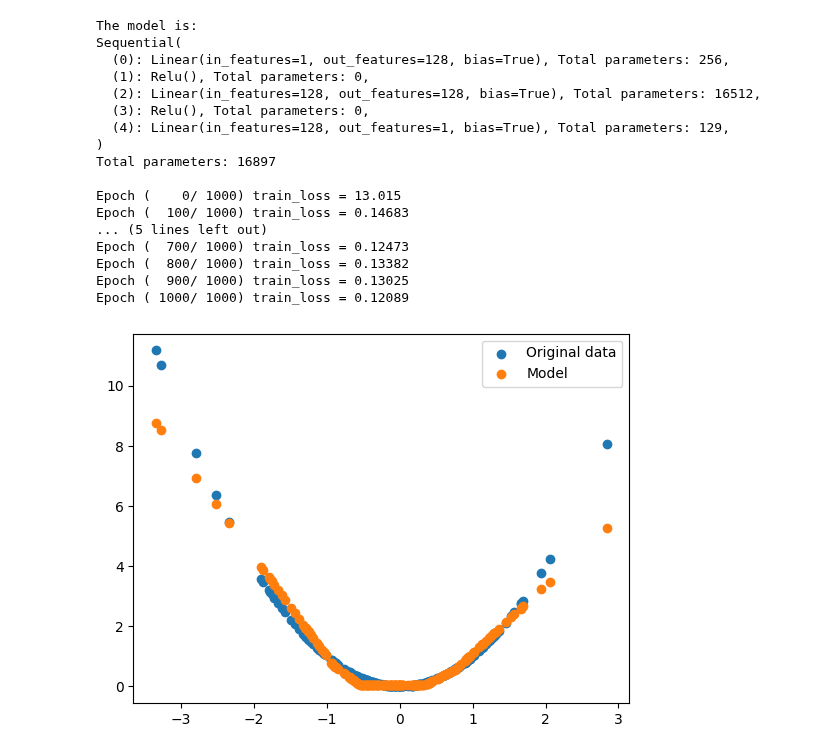
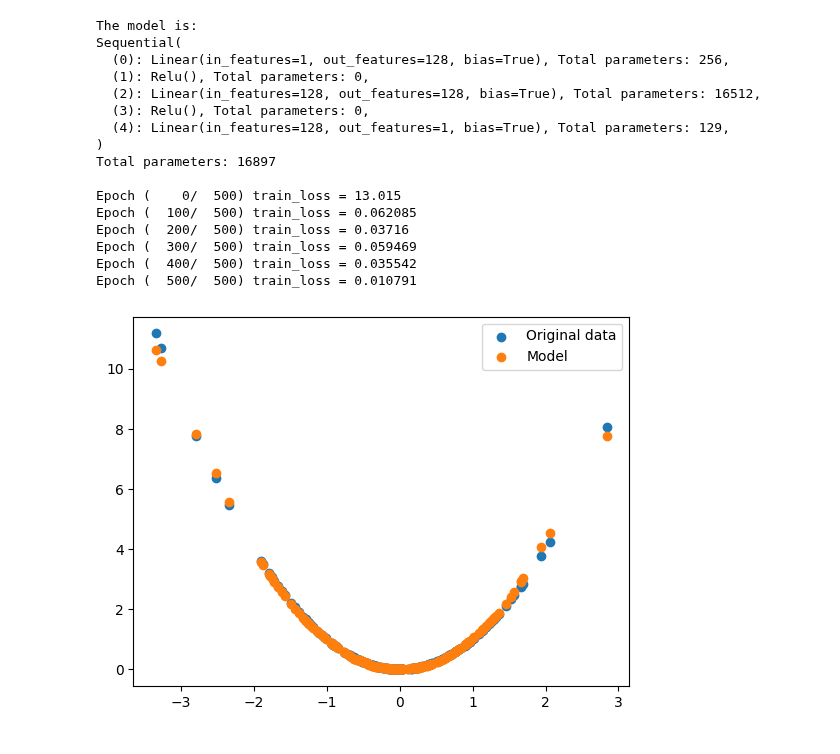
Before and after one commit to jsmidt/scratch, a Jupyter notebook: myjax/test_myjax_quadratic.ipynb, the cells around one changed output. Cells and saved outputs as stored; diff of their text form; code cells hidden in the pictures.

```diff
--- a/myjax/test_myjax_quadratic.ipynb
+++ b/myjax/test_myjax_quadratic.ipynb
@@ -51,39 +51,38 @@ key, l1_key = jax.random.split(key)
 key, params = mymodel.init(key)
 print ('\nThe model is: ')
 print (mymodel)
 
 
 # Initialize trainer
-trainer = nn.Trainer(max_epochs=1000)
+trainer = nn.Trainer(max_epochs=500)
 #print ('\nThe initial parameters are: ')
 #print (params)
 
 # Fit model
 params = trainer.fit(params, mymodel, data, log_epoch=100)
 #print (params)
 
 # Compare final answer
 plt.figure()
 plt.scatter(xs, ys,label='Original data')
 y_hat = jnp.array(mymodel.model(params, xs))
 plt.scatter(xs, y_hat,label='Model')
 plt.legend();
 # %% [output]
 The model is:
 Sequential(
   (0): Linear(in_features=1, out_features=128, bias=True), Total parameters: 256,
   (1): Relu(), Total parameters: 0,
   (2): Linear(in_features=128, out_features=128, bias=True), Total parameters: 16512,
   (3): Relu(), Total parameters: 0,
   (4): Linear(in_features=128, out_features=1, bias=True), Total parameters: 129,
 )
 Total parameters: 16897
 
-Epoch (    0/ 1000) train_loss = 13.015
-Epoch (  100/ 1000) train_loss = 0.14683
-... (5 lines left out)
-Epoch (  700/ 1000) train_loss = 0.12473
-Epoch (  800/ 1000) train_loss = 0.13382
-Epoch (  900/ 1000) train_loss = 0.13025
-Epoch ( 1000/ 1000) train_loss = 0.12089
+Epoch (    0/  500) train_loss = 13.015
+Epoch (  100/  500) train_loss = 0.062085
+Epoch (  200/  500) train_loss = 0.03716
+Epoch (  300/  500) train_loss = 0.059469
+Epoch (  400/  500) train_loss = 0.035542
+Epoch (  500/  500) train_loss = 0.010791
-[figure, old version]
+[figure, new version]
```
Also changed, not shown: 7 other files.
